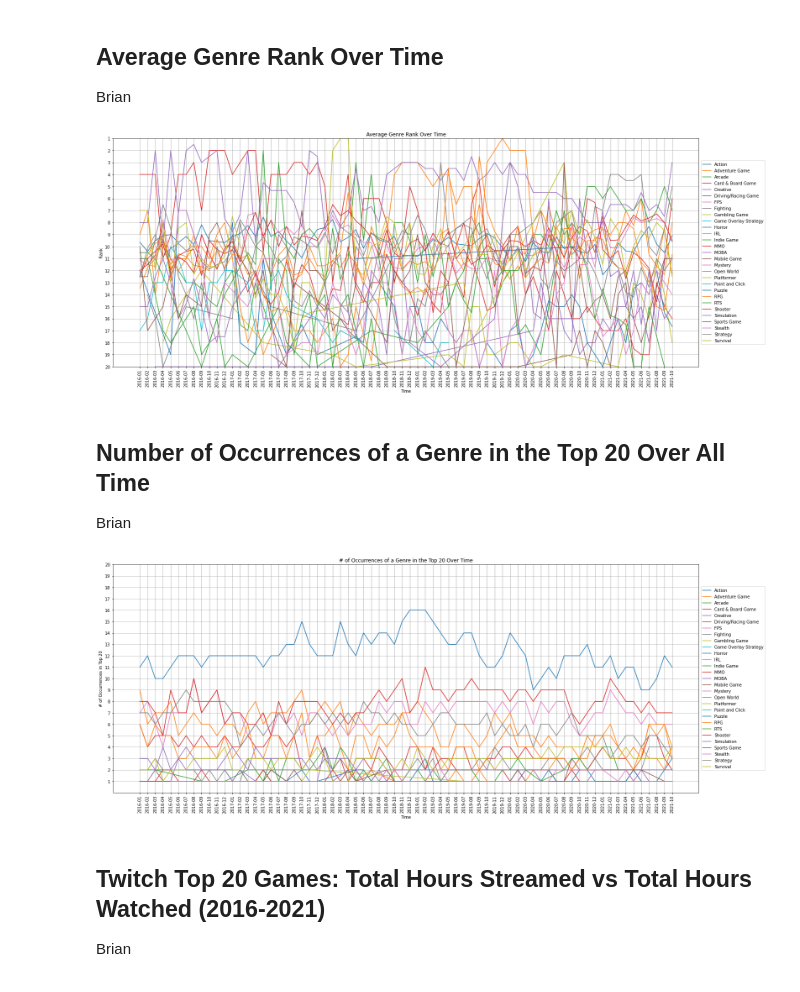
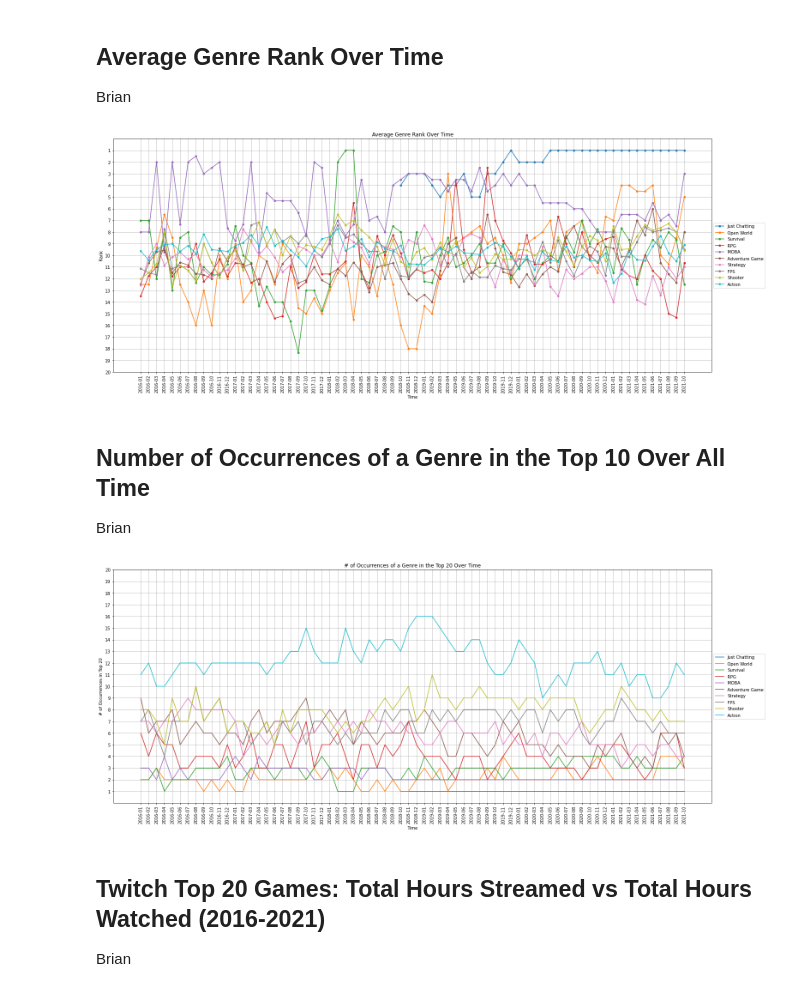
Before and after one commit to 99atran/twitch_game_trends_2016_to_2021, a Jupyter notebook: tutorial.ipynb, the cells around one changed output. Drawn from its saved outputs; the diff is of its cells as text; code cells hidden in the pictures.

```diff
--- a/tutorial.ipynb
+++ b/tutorial.ipynb
@@ -66,6 +111,9 @@ data = data.sort_values(by=['Month', 'Year'], ignore_index=True)
     # Remove missing values
 data.dropna(inplace=True)
 
+    # Date Dataframe for plots
+dates_df = pd.DataFrame({'Date': np.sort(data['Date'].unique())})
+
 data.head()
 # %% [output]
 Unicode characters found:  [nan '<U+00E9>']
@@ -96,7 +160,9 @@ for i, r in g_data.iterrows():
 fig, ax = plt.subplots()
 genre_y = np.arange(len(genre_counts.keys()))
 genre_labels = list(genre_counts.keys())
-ax.barh(genre_y, genre_counts.values(), align='center')
+
+genre_c, genre_labels = zip(*sorted(zip(genre_counts.values(), genre_labels), reverse=True))
+ax.barh(genre_y, genre_c, align='center')
 ax.set_yticks(genre_y)
 ax.set_yticklabels(genre_labels)
 ax.invert_yaxis()
@@ -105,7 +171,7 @@ ax.set_ylabel('Genres')
 ax.set_title('Top 20 Twitch Games Across Jan 2016 to Oct 2021: Number of Distinct Games Per Genre')
 fig.set_size_inches(10, 10)
 
-for i, v in enumerate(genre_counts.values()):
+for i, v in enumerate(genre_c):
     ax.text(v + .5, i + .2, str(v))
 
 plt.show()
@@ -164,23 +242,24 @@ Alex
 # %%
-top_5_genres = ['Action', 'Adventure Game', 'RPG', 'Shooter', 'FPS']
+top_10_genres = [g[0] for g in genre_chunks[2]]
+
 plt.figure(figsize=(25,10))
 
-for genre in top_5_genres:
-    genre_df = data[data['Genre'].str.contains(genre)][['Month', 'Year', 'Hours_Streamed']].groupby(['Month', 'Year'], as_index=False).sum()
-    genre_df.sort_values(['Year', 'Month'], inplace=True)
+for genre in top_10_genres:
+    data_by_genre = data.loc[data["Genre"].str.contains(genre)]
+    grouped = data_by_genre.groupby(["Date"])["Hours_Streamed"].sum().reset_index()
 
-    genre_df['date'] = genre_df['Month'].map(str)+ '-' +genre_df['Year'].map(str)
-    genre_df['date'] = pd.to_datetime(genre_df['date'], format='%m-%Y').dt.strftime('%m-%Y')
+    stream_data = dates_df.merge(grouped, how='left', on='Date')
+
     plt.plot_date(
-        genre_df['date'],
-        genre_df['Hours_Streamed'],
+        stream_data['Date'],
+        stream_data['Hours_Streamed'],
         fmt='-',
         label=genre)
 
 plt.legend(loc='center left', bbox_to_anchor=(1, 0.5))
 plt.xticks(rotation = 90)
-plt.title("Total Monthly Stream Hours for Twitch Categories ({} to {})".format(genre_df.Year.min(), genre_df.Year.max()))
+plt.title("Total Monthly Stream Hours for Twitch Categories (2016 - 2021)")
 plt.xlabel("Date (Month - Year)")
-plt.ylabel("Efficiency")
+plt.ylabel("Hours")
 plt.grid()
 # %% [output]
@@ -248,54 +299,59 @@ Brian
 # %%
 # Genre Rank over time
 plt.figure(figsize=(25, 10))
-for genre in genres_uniq:
+for genre in top_10_genres:
     data_by_genre = data.loc[data["Genre"].str.contains(genre)]
     grouped = data_by_genre.groupby(["Date"])["Rank"].mean().reset_index()
 
+    rank_data = dates_df.merge(grouped, how='left', on='Date')
+
     plt.plot_date(
-        grouped['Date'],
-        grouped['Rank'],
-        fmt='-',
+        rank_data['Date'],
+        rank_data['Rank'],
+        fmt='-o',
+        markersize=4,
         label=genre)
 
 plt.legend(loc='center left', bbox_to_anchor=(1, 0.5))
 plt.xticks(rotation=90)
 plt.yticks(np.arange(1, 21, 1.0))
 plt.title("Average Genre Rank Over Time")
 plt.ylabel("Rank")
-plt.ylim([1, 20])
+plt.ylim([0, 20])
 plt.xlabel("Time")
 plt.gca().invert_yaxis()
 plt.grid()
 # %% [output]
-[figure, old version]
+[figure, new version]
 # %% [markdown]
-## Number of Occurrences of a Genre in the Top 20 Over All Time
+## Number of Occurrences of a Genre in the Top 10 Over All Time
 
 Brian
 # %%
 # Genre Occurrences over time
 plt.figure(figsize=(25, 10))
-for genre in genres_uniq:
+for genre in top_10_genres:
     data_by_genre = data.loc[data["Genre"].str.contains(genre)]
     grouped = data_by_genre.groupby(["Date"])["Rank"].count().reset_index()
 
+    occurrence_data = dates_df.merge(grouped, how='left', on='Date')
+
     plt.plot_date(
-        grouped['Date'],
-        grouped['Rank'],
+        occurrence_data['Date'],
+        occurrence_data['Rank'],
         fmt='-',
         label=genre)
 
 plt.legend(loc='center left', bbox_to_anchor=(1, 0.5))
 plt.xticks(rotation=90)
 plt.yticks(np.arange(1, 21, 1.0))
-plt.title("# of Occurrences of a Genre in the Top 20 Over Time")
-plt.ylabel("# of Occurrences in Top 20")
+plt.title("# of Occurrences of a Genre in the Top 10 Over Time")
+plt.ylabel("# of Occurrences in Top 10")
 plt.ylim([0, 20])
 plt.xlabel("Time")
 plt.grid()
 # %% [output]
-[figure, old version]
+[figure, new version]
 # %% [markdown]
 ## Twitch Top 20 Games: Total Hours Streamed vs Total Hours Watched (2016-2021)
 
```
Also changed, not shown: parts of 18 cells of this notebook, 1 other file.
